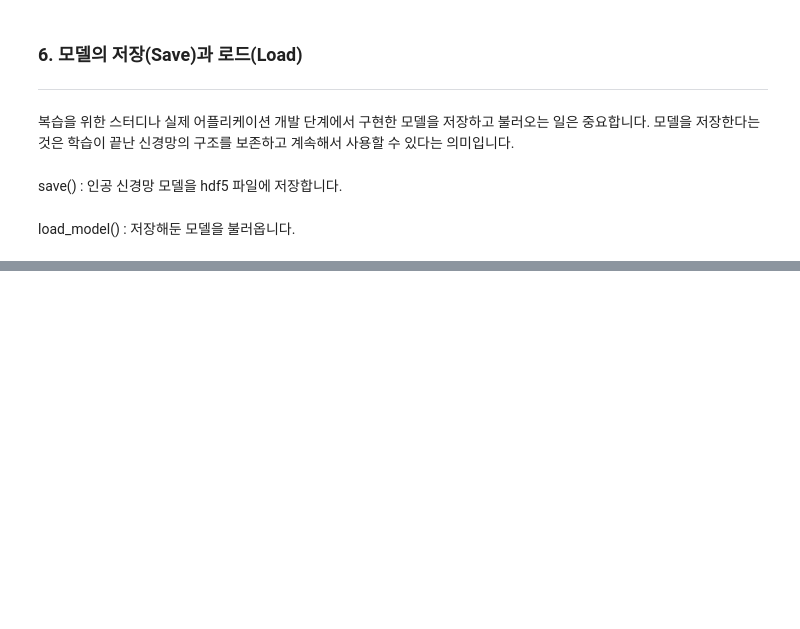
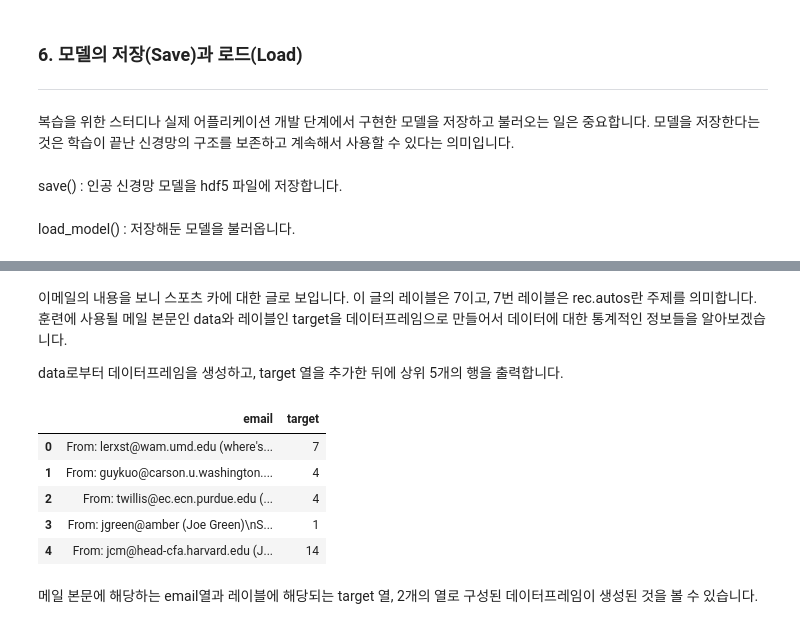
Before and after one commit to ss990321/tensorflow-nlp, a Jupyter notebook: 07_Chaper/07_DeepLearning.ipynb, the cells around one changed output, grey strips where cells are left out. Drawn from its saved outputs; the diff is of its cells as text; code cells hidden in the pictures; blank space fills up the shorter version.

```diff
--- a/07_Chaper/07_DeepLearning.ipynb
+++ b/07_Chaper/07_DeepLearning.ipynb
@@ -1396,0 +1851,18 @@ model = load_model("model_name.h5")
+# %% [markdown]
+이메일의 내용을 보니 스포츠 카에 대한 글로 보입니다. 이 글의 레이블은 7이고, 7번 레이블은 rec.autos란 주제를 의미합니다.
+훈련에 사용될 메일 본문인 data와 레이블인 target을 데이터프레임으로 만들어서 데이터에 대한 통계적인 정보들을 알아보겠습니다.
+
+data로부터 데이터프레임을 생성하고, target 열을 추가한 뒤에 상위 5개의 행을 출력합니다.
+# %%
+data = pd.DataFrame(newsdata.data, columns = ['email'])
+data['target'] = pd.Series(newsdata.target)
+data[:5]
+# %% [output]
+|  | email | target |
+| 0 | From: lerxst@wam.umd.edu (where's... | 7 |
+| 1 | From: guykuo@carson.u.washington.... | 4 |
+| 2 | From: twillis@ec.ecn.purdue.edu (... | 4 |
+| 3 | From: jgreen@amber (Joe Green)\nS... | 1 |
+| 4 | From: jcm@head-cfa.harvard.edu (J... | 14 |
+# %% [markdown]
+메일 본문에 해당하는 email열과 레이블에 해당되는 target 열, 2개의 열로 구성된 데이터프레임이 생성된 것을 볼 수 있습니다.
```
Also changed, not shown: parts of 110 cells of this notebook, 11 other files.
